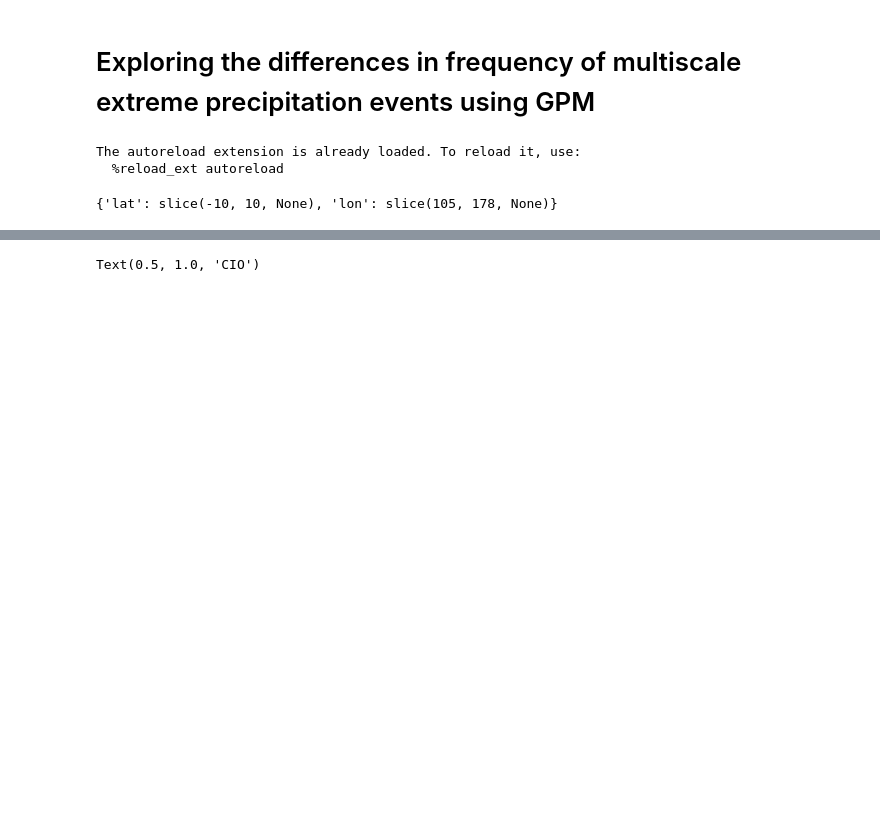
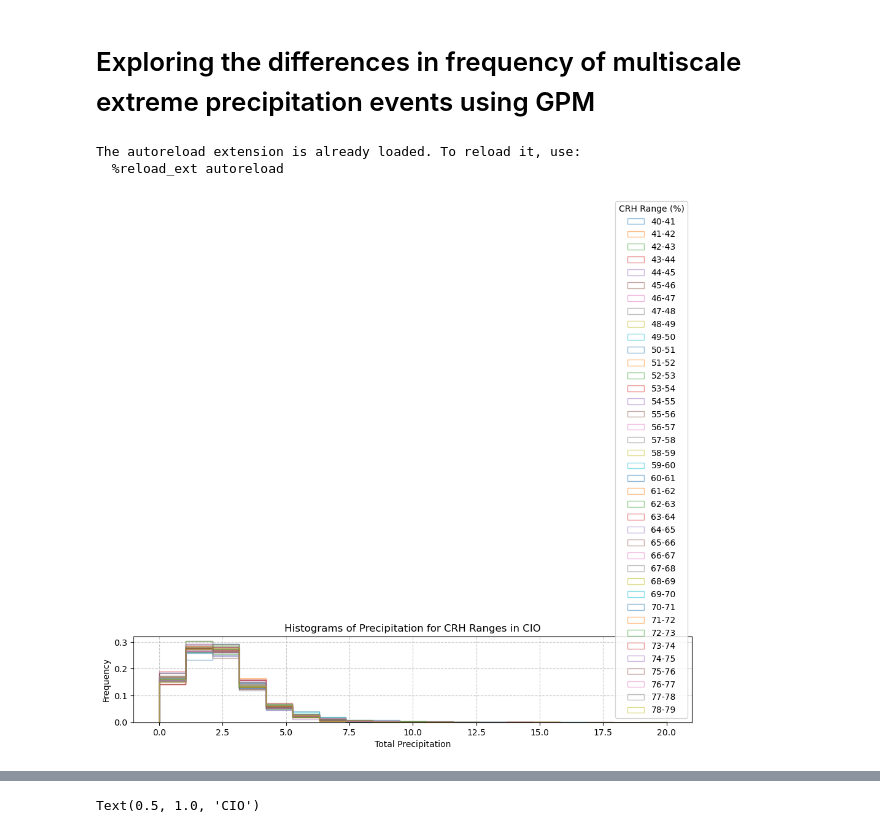
Before and after one commit to pedroanguloumana/extreme_precipitation_in_gpm, a Jupyter notebook: notebooks/frequency_differences_in_phase_space.ipynb, the cells around one changed output, grey strips where cells are left out. Drawn from its saved outputs; the diff is of its cells as text; code cells hidden in the pictures; blank space fills up the shorter version.

Commit message:
added crh_pr plot

```diff
--- a/notebooks/frequency_differences_in_phase_space.ipynb
+++ b/notebooks/frequency_differences_in_phase_space.ipynb
@@ -15,9 +15,70 @@ from src.regions import *
 # %% [output]
 The autoreload extension is already loaded. To reload it, use:
   %reload_ext autoreload
-# %%
-region = wmp_region()
-pf_database = load_pf_pc(region.name)
-region.get_slices()
-# %% [output]
-{'lat': slice(-10, 10, None), 'lon': slice(105, 178, None)}
+# %%
+import matplotlib.pyplot as plt
+import numpy as np
+import pandas as pd
+
+# Assuming these functions are defined elsewhere
+# from your_module import cio_region, load_pf_pc, load_pf_crh
+
+def plot_pr_histograms_by_crh(crh_bins, region):
+    """
+    Plots histograms of precipitation for specified CRH ranges.
+
+    Parameters:
+    - crh_bins: List of CRH bin edges (e.g., [60, 70, 80]).
+    - region: Region object with a 'name' attribute.
+    """
+    # Initialize the plot
+    fig, ax = plt.subplots(figsize=(10, 6))
+
+    # Define labels for each CRH range
+    labels = [f'{crh_bins[i]}-{crh_bins[i+1]}' for i in range(len(crh_bins)-1)]
+
+    # Load data once outside the loop for efficiency
+    pf_df = load_pf_pc(region.name)
+    crh_data = load_pf_crh(region.name)['crh']
+    pr = pf_df['total_precip']/pf_df['num_pixels']
+
+    # Ensure that 'pr' and 'crh_data' have the same length
+    if len(pr) != len(crh_data):
+        raise ValueError("Length of 'pr' and 'crh_data' must be the same.")
+
+    # Iterate over CRH bins and plot histograms
+    for i in range(len(crh_bins)-1):
+        lower = crh_bins[i]
+        upper = crh_bins[i+1]
+
+        # Create a boolean mask for the current CRH range
+        mask = (crh_data >= lower) & (crh_data < upper)
+
+        # Apply the mask to 'pr' to get precipitation values within the CRH range
+        pr_subset = pr[mask]
+
+        # Plot histogram for the current CRH range
+        ax.hist(pr_subset, bins=np.linspace(0, 20, 20), alpha=0.5, label=labels[i], histtype='step', density=True)
+
+    # Customize the plot
+    ax.set_xlabel('Total Precipitation')
+    ax.set_ylabel('Frequency')
+    ax.set_title(f'Histograms of Precipitation for CRH Ranges in {region.name}')
+    ax.legend(title='CRH Range (%)')
+    ax.grid(True, linestyle='--', alpha=0.7)
+
+    # Show the plot
+    plt.tight_layout()
+    plt.show()
+
+# Example Usage:
+# Define CRH bins
+crh_bins = np.arange(40, 80, 1)
+
+# Get the region object (Assuming cio_region() returns an object with a 'name' attribute)
+region = cio_region()
+
+# Plot the histograms
+plot_pr_histograms_by_crh(crh_bins, region)
+# %% [output]
+[figure, added]
```
Also changed, not shown: parts of 4 cells of this notebook, 3 other files.
